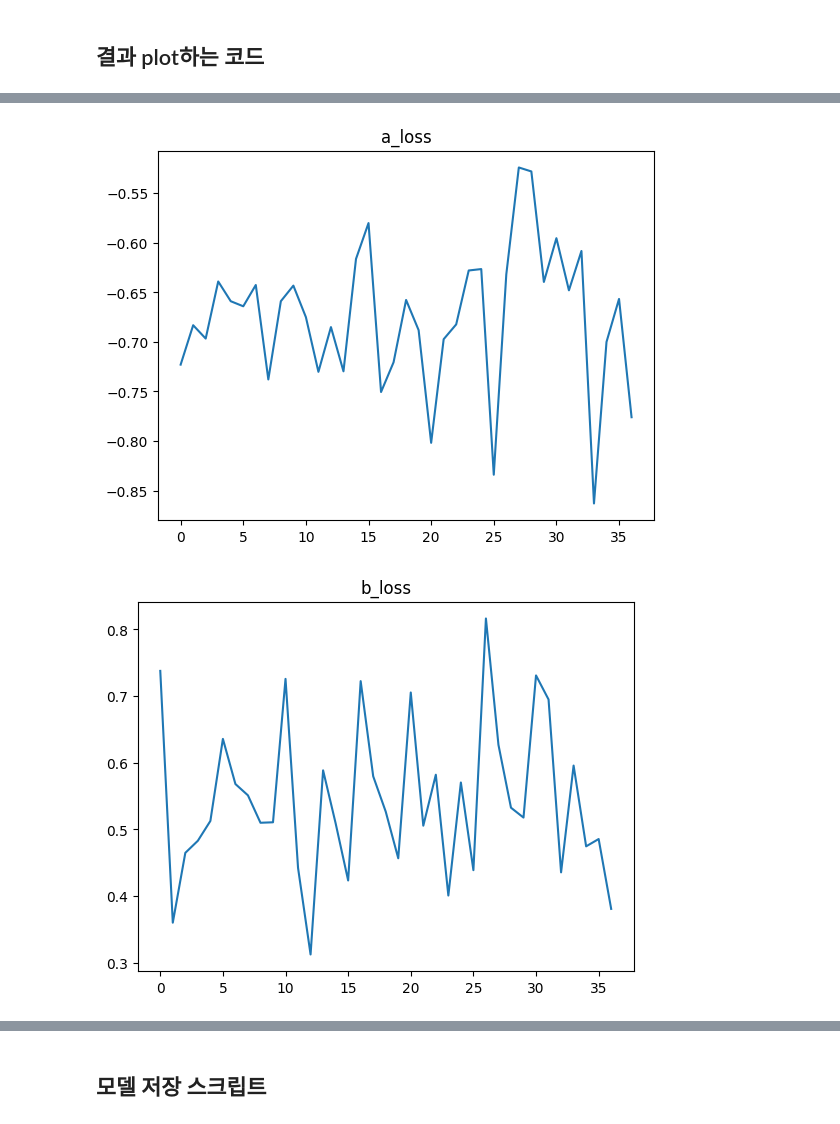
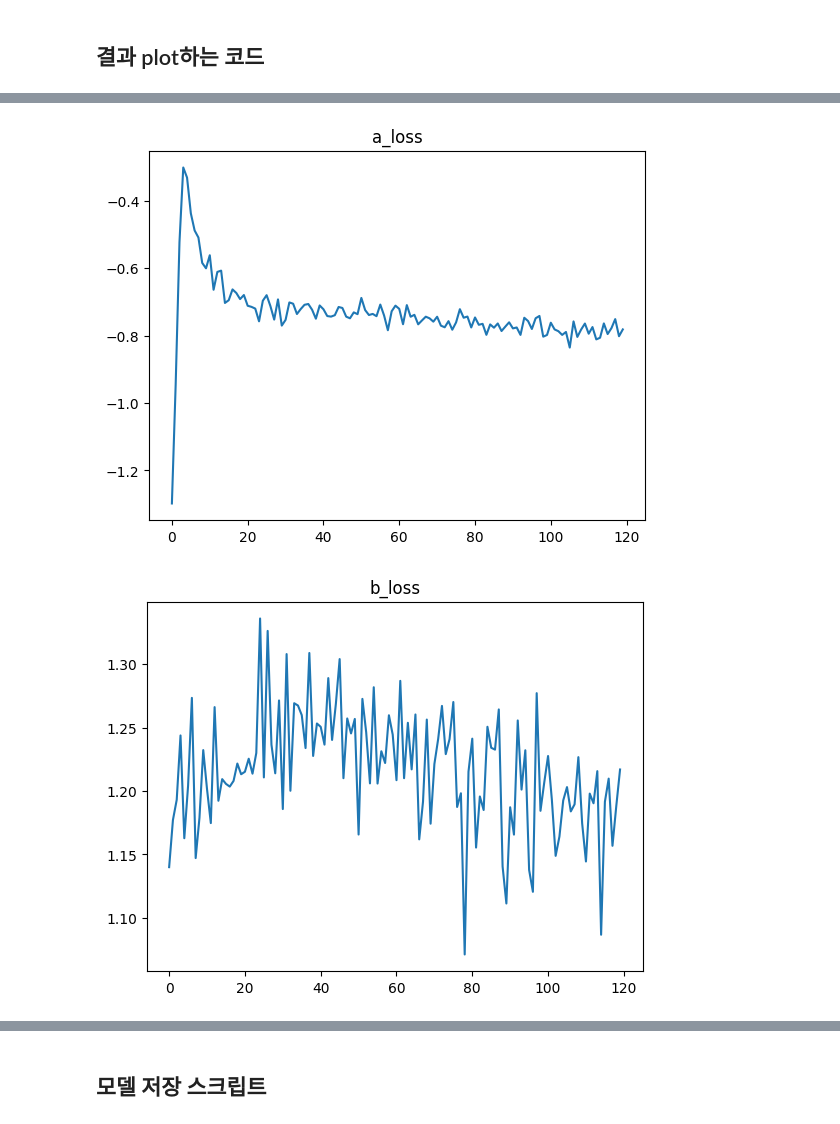
Before and after one commit to red1108/infoQGAN-outdated-, a Jupyter notebook: QGAN+QMINE/code.ipynb, the cells around one changed output, grey strips where cells are left out. Cells and saved outputs as stored; diff of their text form; code cells hidden in the pictures.

```diff
--- a/QGAN+QMINE/code.ipynb
+++ b/QGAN+QMINE/code.ipynb
@@ -39,4 +49,11 @@ x shape =  (2000, 2)
 # %%
+data_num = 2000
+xx = np.linspace(0.15, 0.85, data_num) + 0.02 * np.random.randn(data_num)  # x 좌표 계산
+yy = 3.8 * xx*xx - 3.8 * xx + 1.2 + 0.03 * np.random.randn(data_num)  # y 좌표 계산
+
+x = np.column_stack((xx, yy))  # x와 y 좌표를 합쳐서 데이터 생성
+print("x shape = ", x.shape)
+
 np.random.shuffle(x)
 plt.scatter(x[:,0], x[:,1], s=2.0)
 plt.title('Epoch inf')
@@ -52,13 +70,13 @@ print(device)
 # %% [output]
 cpu
 # %%
-noise_qubits = 4
+noise_qubits = 5
 output_qubits = 2
 assert(output_qubits <= noise_qubits-1) # 출력 큐빗은 noise qubit미만이어야 한다.
 code_qubits = 1
 n_qubits = noise_qubits + code_qubits
 
-n_layers = 7
+n_layers = 10
 BATCH_SIZE = 16
 print("n_qubits = {} n_layers = {}".format(n_qubits, n_layers))
 
@@ -70,7 +88,7 @@ n_qubits = 5 n_layers = 7
 # %%
 def generator_init(generator_input):
     for i in range(n_qubits):
-        qml.RY(generator_input[i]*np.pi, wires=i) # TODO: *a 해서 값 범위 맞추기
+        qml.RY(generator_input[i]*np.pi/2, wires=i) # TODO: *a 해서 값 범위 맞추기
 
 def generator_layer(params):
     for i in range(n_qubits):
@@ -106,7 +124,7 @@ def generator_forward(params, generator_input):
     return generator_output[:, :output_qubits], generator_output[:, -code_qubits:] # noise, code 순서로 반환
 
 
-def generator_train_step(params, generator_input, mine = False, qmine = False):
+def generator_train_step(params, generator_input, use_mine = False, _qmine = False):
     '''
     params (torch.Tensor(레이어,큐빗,3)): a parameter
     generator_input (torch.Tensor(BATCH_SIZE, n_qubits)): 생성기 입력 seed (noise + code). -1~1 사이의 값
@@ -122,14 +140,14 @@ def generator_train_step(params, generator_input, mine = False, qmine = False):
 
     t = (code_input - code_output).pow(2).mean()
 
-    if mine:
+    if use_mine:
         pred_xy = mine(code_input, generator_output)
         code_input_shuffle = code_input[torch.randperm(BATCH_SIZE)]
         pred_x_y = mine(code_input_shuffle, generator_output)
         mi = torch.mean(pred_xy) - torch.log(torch.mean(torch.exp(pred_x_y)))
-        gan_loss -= 0.15 * mi
+        gan_loss -= 1.5 * mi
 
-    elif qmine:
+    elif _qmine:
         gan_loss += 0 # TODO: qmine loss 추가하기
 
     return generator_output, gan_loss+t*0, gan_loss, t # TODO: 이건 분석용으로 넣어놓음.지워야 함.
@@ -212,7 +230,9 @@ parameter shape:  torch.Size([7, 5, 3])
 # %%
 G_lr = 5e-4
 D_lr = 5e-4
+M_lr = 5e-4
 G_opt = torch.optim.Adam([generator_params], lr=G_lr)
 D_opt = torch.optim.Adam(discriminator.parameters(), lr=D_lr)
+M_opt = torch.optim.Adam(mine.parameters(), lr=M_lr)
 # %%
 import os
@@ -285,7 +323,7 @@ a_loss: -24.394257158041, b_loss: 38.479909992737355
 ## 결과 plot하는 코드
 # %%
 import matplotlib.pyplot as plt
-plot_list = ['d_loss', 'g_loss', 'a_loss', 'b_loss']
+plot_list = ['d_loss', 'g_loss', 'a_loss', 'b_loss', 'mi']
 for key in plot_list:
     plt.figure()
     plt.title(key)
@@ -298,2 +336,2 @@ for key in plot_list:
-[figure, old version]
+[figure, new version]
-[figure, old version]
+[figure, new version]
```
Also changed, not shown: parts of 8 cells of this notebook, 1 other file.
